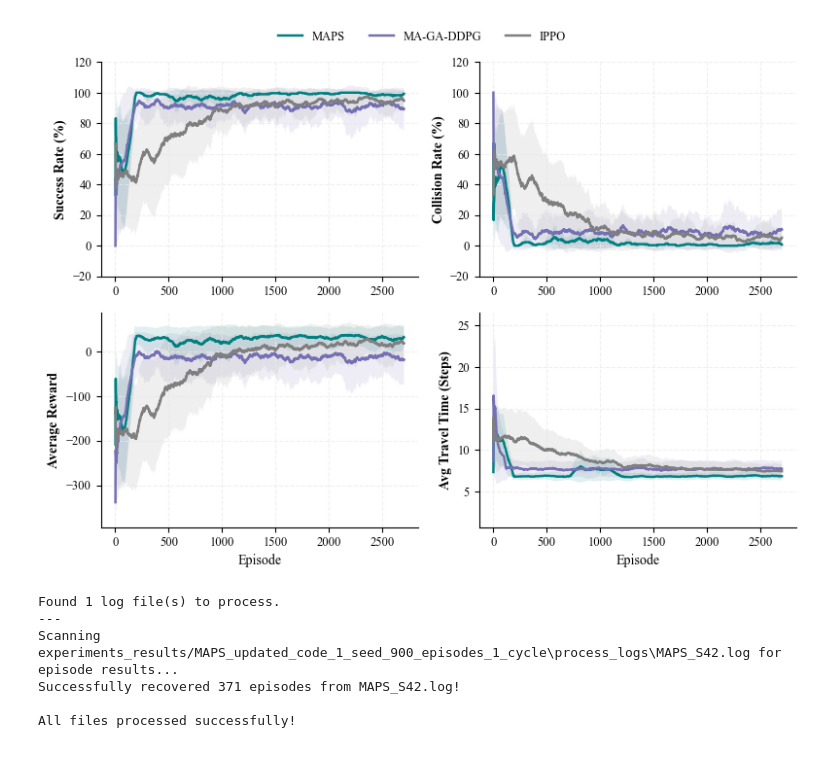
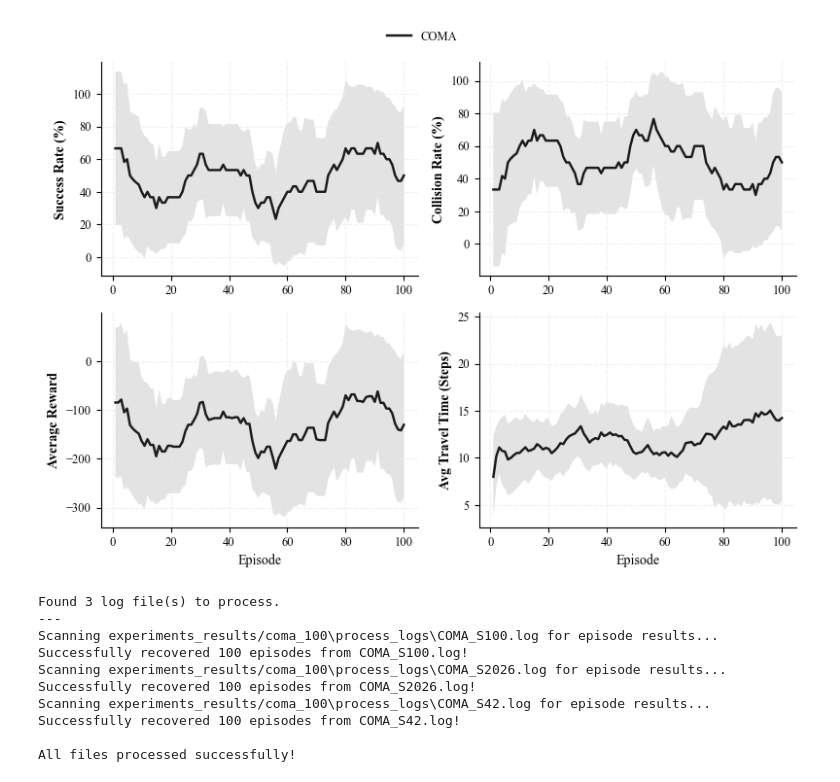
Before and after one commit to DRL-Research/RL, a Jupyter notebook: analyze_results.ipynb, the cells around one changed output. Drawn from its saved outputs; the diff is of its cells as text; code cells hidden in the pictures.

Commit message:
coma

```diff
--- a/analyze_results.ipynb
+++ b/analyze_results.ipynb
@@ -32,32 +32,36 @@ plt.rcParams.update({
 SEEDS = [42, 100, 2026]
 # SEEDS = [42]
 # SEEDS = [1]
-NUM_EPISODES = 2700
+# NUM_EPISODES = 2700
 # NUM_EPISODES = 900
 # NUM_EPISODES = 371
-WINDOW_SIZE = 100
+NUM_EPISODES = 100
+WINDOW_SIZE = 10
 
 ALGORITHMS = {
-    "MAPS": "experiment",
+    # "MAPS": "experiment",
     # "VN-MA-DDPG": "vn_maddpg",
-    "MA-GA-DDPG": "ma_ga_ddpg",
-    "IPPO": "ippo"
+    # "MA-GA-DDPG": "ma_ga_ddpg",
+    # "IPPO": "ippo",
+    "COMA": "coma"
 }
 
 # High-contrast, colorblind-friendly academic palette
 COLORS = {
-    "MAPS": "#008080",          # Deep Teal (Primary Method Accent)
+    # "MAPS": "#008080",          # Deep Teal (Primary Method Accent)
     # "VN-MA-DDPG": "#d95f02",    # Burnt Orange (Strong Contrast Baseline)
-    "MA-GA-DDPG": "#7570b3",    # Slate Blue/Purple (Secondary Baseline)
-    "IPPO": "#7f7f7f"           # Neutral Grey (Standard Simple Baseline)
+    # "MA-GA-DDPG": "#7570b3",    # Slate Blue/Purple (Secondary Baseline)
+    # "IPPO": "#7f7f7f",           # Neutral Grey (Standard Simple Baseline)
+    "COMA": "#1b1b1b"           # Neutral Grey (Standard Simple Baseline)
 }
 
-experiment_name = "3_baselines_3_seeds_2700_episodes"
+# experiment_name = "3_baselines_3_seeds_2700_episodes"
 # experiment_name = "MAPS_from_stable_version"
 # experiment_name = "MAPS_updated_code_1_seed_900_episodes_1_cycle"
 # experiment_name = "MAPS_updated_code_3_seed_900_episodes_in_3_cycles"
 # experiment_name = "roundabout_2700_episodes_3_seeds_maps_and_ippo"
 # experiment_name = "roundabout_900_episodes_3_seeds_all_algos"
+experiment_name = "coma_100"
 
 # --- DATA LOADING ---
 results_raw = {
@@ -149,34 +153,34 @@ for metric_key, ylabel, ax in metrics:
 
         mean_smooth = compute_rolling_avg(mean_raw, WINDOW_SIZE)
         std_smooth = compute_rolling_avg(std_raw, WINDOW_SIZE)
 
         line, = ax.plot(episodes_x, mean_smooth, label=alg_name, color=color, linewidth=1.75)
 
         ax.fill_between(
             episodes_x,
             mean_smooth - std_smooth,
             mean_smooth + std_smooth,
             color=color,
             alpha=0.12,         # Slightly lowered alpha to keep overlapping regions readable
             edgecolor="none"
         )
 
         # Populate uniform global legend handles on the first loop
         if metric_key == "success_flags":
             legend_lines.append(line)
             legend_labels.append(alg_name)
 
 # Single unified clean legend row placed globally above plots
 fig.legend(legend_lines, legend_labels, loc='upper center', bbox_to_anchor=(0.5, 1.05), ncol=4, frameon=False)
 
 plt.tight_layout()
 
 # Export strictly as high-density vector format for LaTeX templates
 os.makedirs("plots", exist_ok=True)
 plt.savefig("plots/algorithm_comparison.pdf", dpi=300, bbox_inches="tight")
 plt.show()
 # %% [output]
-[figure, old version]
+[figure, new version]
 # %%
 # import json
 # import re
@@ -397,15 +401,19 @@ def batch_process_logs(experiment_dir):
 
 
 # --- CONFIGURATION ---
-EXPERIMENT_NAME_DIR = "MAPS_updated_code_1_seed_900_episodes_1_cycle"
+EXPERIMENT_NAME_DIR = "coma_100"
 BASE_DIR = f"experiments_results/{EXPERIMENT_NAME_DIR}"
 
 # Run the batch processor
 batch_process_logs(BASE_DIR)
 # %% [output]
-Found 1 log file(s) to process.
+Found 3 log file(s) to process.
 ---
-Scanning experiments_results/MAPS_updated_code_1_seed_900_episodes_1_cycle\process_logs\MAPS_S42.log for episode results...
-Successfully recovered 371 episodes from MAPS_S42.log!
+Scanning experiments_results/coma_100\process_logs\COMA_S100.log for episode results...
+Successfully recovered 100 episodes from COMA_S100.log!
+Scanning experiments_results/coma_100\process_logs\COMA_S2026.log for episode results...
+Successfully recovered 100 episodes from COMA_S2026.log!
+Scanning experiments_results/coma_100\process_logs\COMA_S42.log for episode results...
+Successfully recovered 100 episodes from COMA_S42.log!
 
 All files processed successfully!
```
Also changed, not shown: 1 other file.
